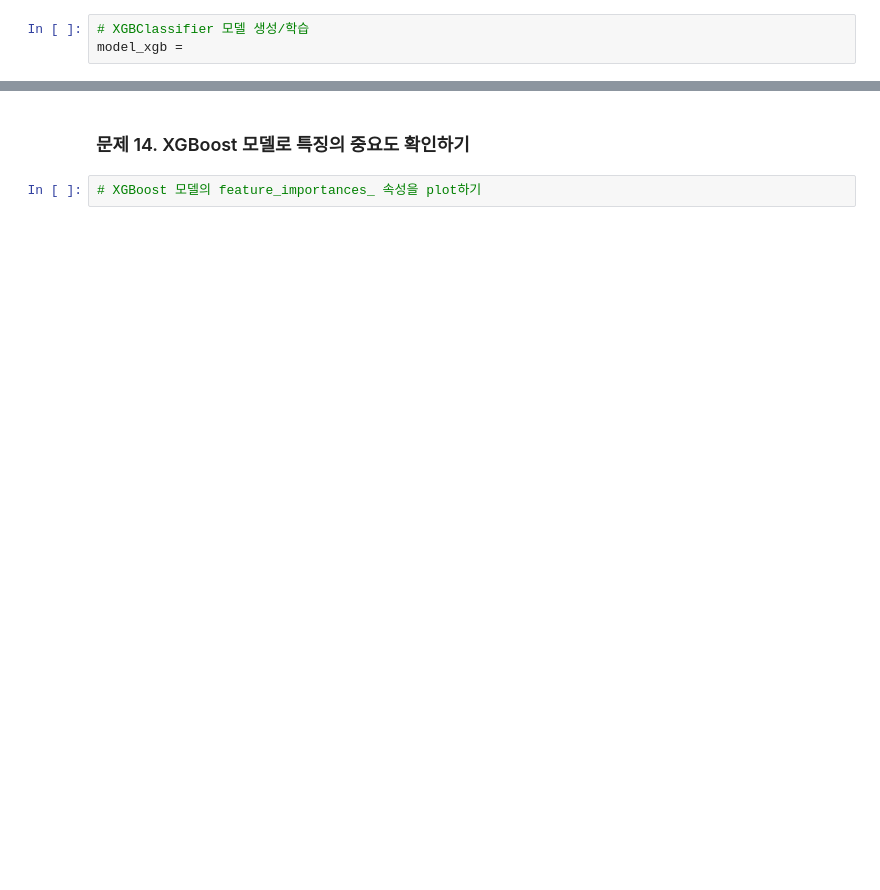
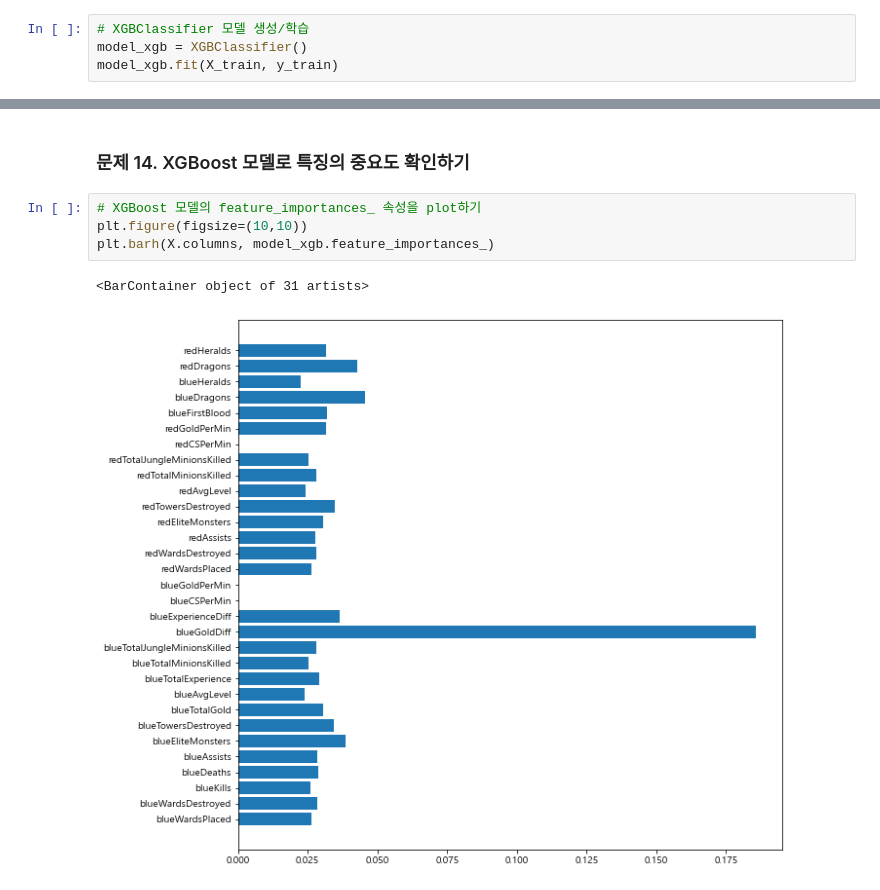
Before and after one commit to LEEHM97/machine-learning-exercises, a Jupyter notebook: 12.리그오브레전드 승리/리그 오브 레전드의 승리 공식.ipynb, the cells around one changed output, grey strips where cells are left out. Drawn from its saved outputs; the diff is of its cells as text; blank space fills up the shorter version.

```diff
--- a/12.리그오브레전드 승리/리그 오브 레전드의 승리 공식.ipynb
+++ b/12.리그오브레전드 승리/리그 오브 레전드의 승리 공식.ipynb
@@ -323,4 +336,5 @@ pred =
 from xgboost import XGBClassifier
 # %%
 # XGBClassifier 모델 생성/학습
-model_xgb =
+model_xgb = XGBClassifier()
+model_xgb.fit(X_train, y_train)
@@ -339,3 +384,8 @@ pred =
 ### 문제 14. XGBoost 모델로 특징의 중요도 확인하기
 # %%
 # XGBoost 모델의 feature_importances_ 속성을 plot하기
+plt.figure(figsize=(10,10))
+plt.barh(X.columns, model_xgb.feature_importances_)
+# %% [output]
+<BarContainer object of 31 artists>
+[figure, added]
```
Also changed, not shown: parts of 9 cells of this notebook.
